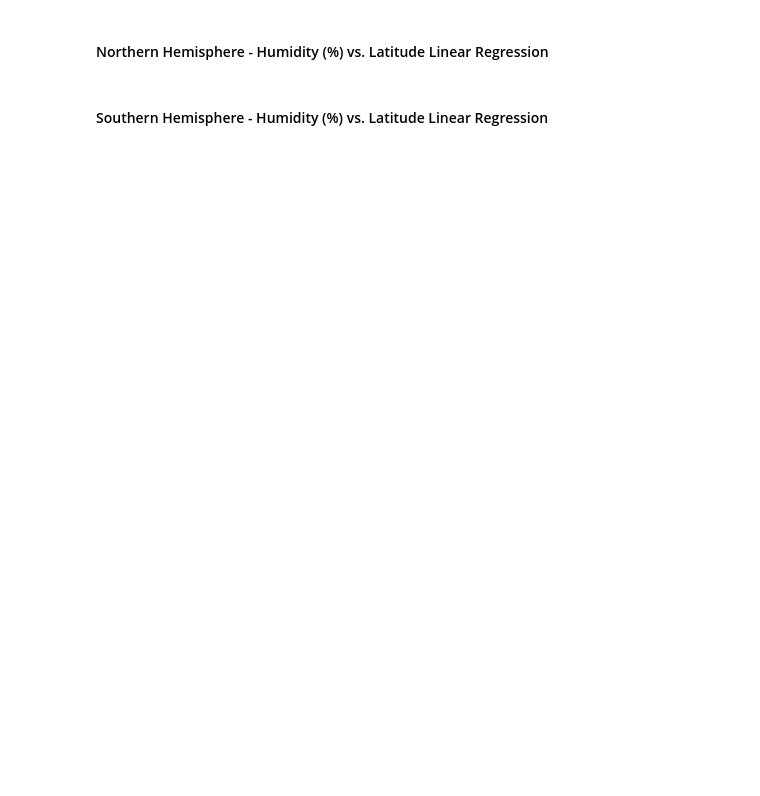
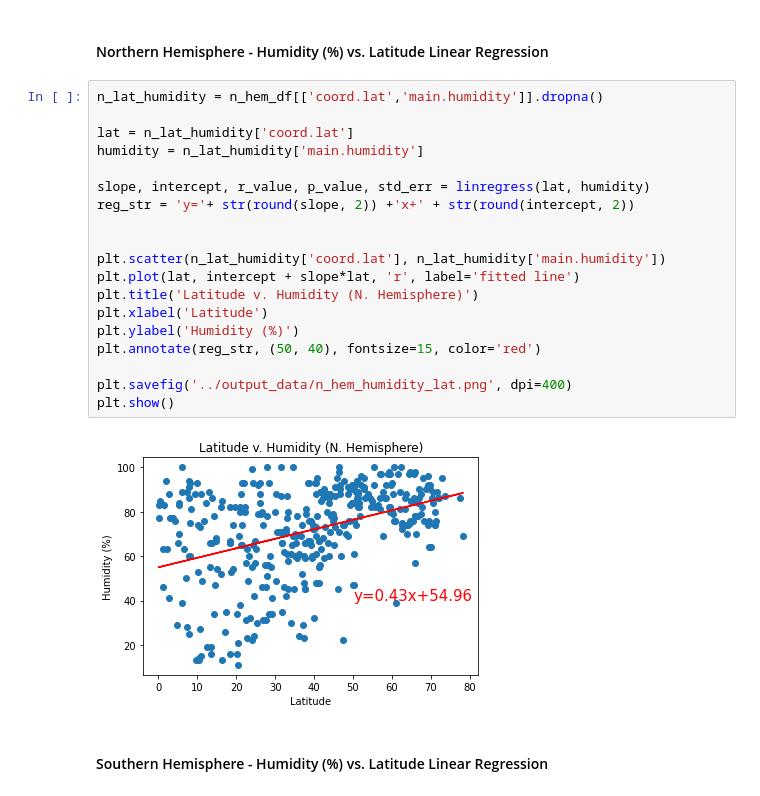
Before and after one commit to reccleston/python-api-challenge, a Jupyter notebook: WeatherPy/WeatherPy.ipynb, the cells around one changed output. Drawn from its saved outputs; the diff is of its cells as text; blank space fills up the shorter version.

```diff
--- a/WeatherPy/WeatherPy.ipynb
+++ b/WeatherPy/WeatherPy.ipynb
@@ -235,4 +280,25 @@ plt.show()
 # %% [markdown]
 ####  Northern Hemisphere - Humidity (%) vs. Latitude Linear Regression
+# %%
+n_lat_humidity = n_hem_df[['coord.lat','main.humidity']].dropna()
+
+lat = n_lat_humidity['coord.lat']
+humidity = n_lat_humidity['main.humidity']
+
+slope, intercept, r_value, p_value, std_err = linregress(lat, humidity)
+reg_str = 'y='+ str(round(slope, 2)) +'x+' + str(round(intercept, 2))
+
+
+plt.scatter(n_lat_humidity['coord.lat'], n_lat_humidity['main.humidity'])
+plt.plot(lat, intercept + slope*lat, 'r', label='fitted line')
+plt.title('Latitude v. Humidity (N. Hemisphere)')
+plt.xlabel('Latitude')
+plt.ylabel('Humidity (%)')
+plt.annotate(reg_str, (50, 40), fontsize=15, color='red')
+
+plt.savefig('../output_data/n_hem_humidity_lat.png', dpi=400)
+plt.show()
+# %% [output]
+[figure, added]
 # %% [markdown]
 ####  Southern Hemisphere - Humidity (%) vs. Latitude Linear Regression
```
Also changed, not shown: parts of 8 cells of this notebook, 8 other files.
